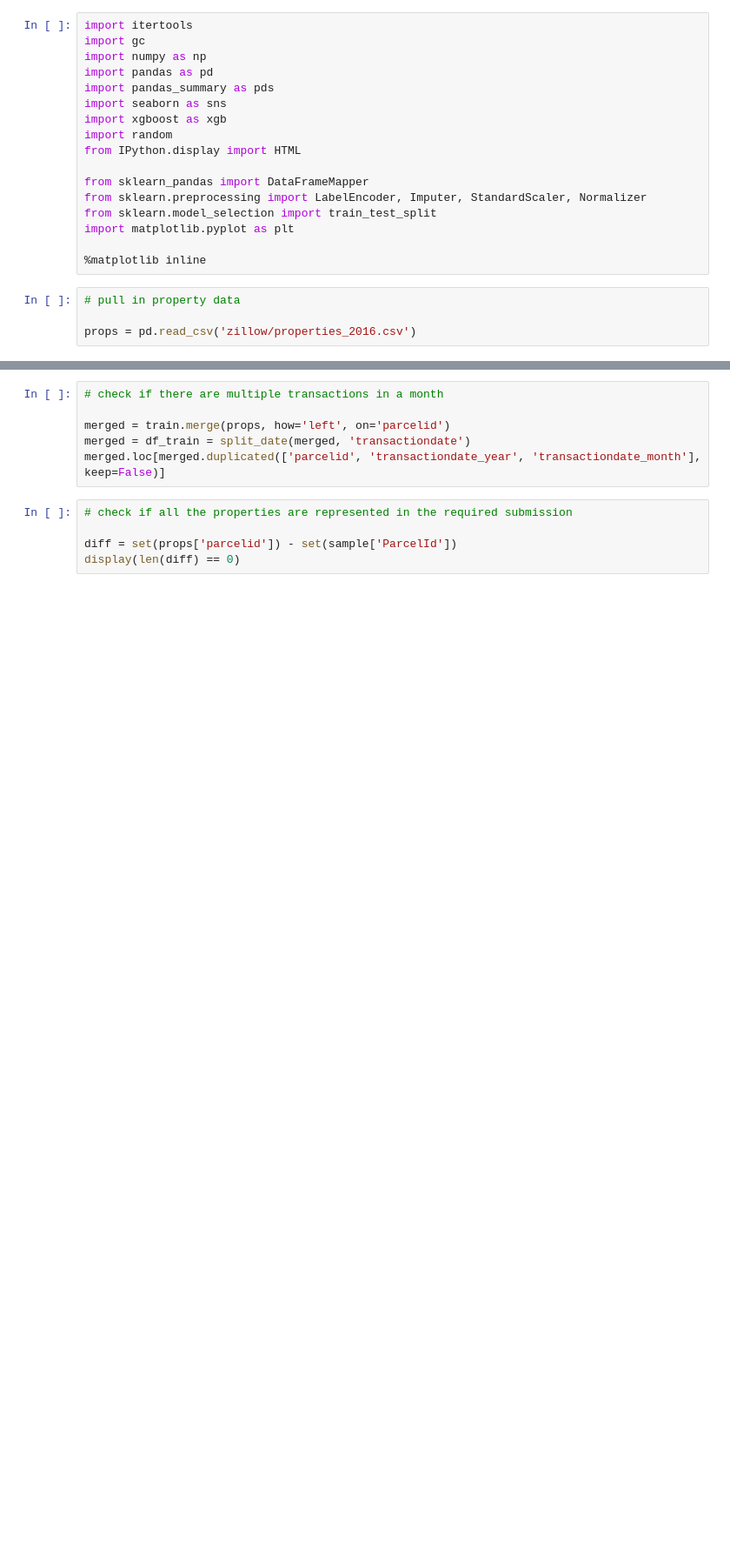
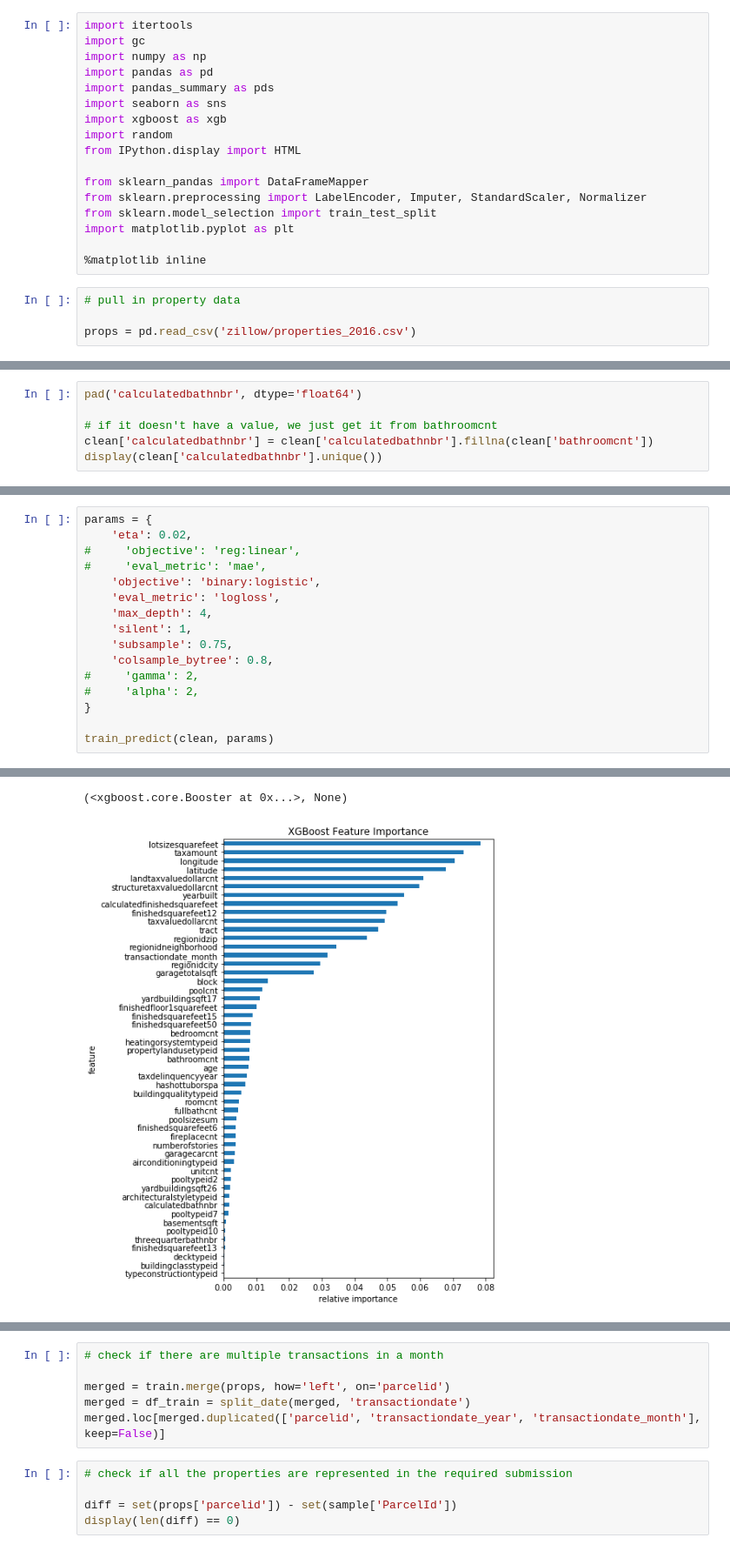
Before and after one commit to ibratface/dl_projects, a Jupyter notebook: zillow.ipynb, the cells around one changed output, grey strips where cells are left out. Shown at 87% size. Cells and saved outputs as stored; diff of their text form; blank space fills up the shorter version.

Commit message:
Some more cleanup. Added param as a parameter for training the model.

```diff
--- a/zillow.ipynb
+++ b/zillow.ipynb
@@ -185,0 +219,6 @@ Timestamp('2017-11-01 00:00:00')
+# %%
+pad('calculatedbathnbr', dtype='float64')
+
+# if it doesn't have a value, we just get it from bathroomcnt
+clean['calculatedbathnbr'] = clean['calculatedbathnbr'].fillna(clean['bathroomcnt'])
+display(clean['calculatedbathnbr'].unique())
@@ -185,0 +378,17 @@ Timestamp('2017-11-01 00:00:00')
+# %%
+params = {
+    'eta': 0.02,
+#     'objective': 'reg:linear',
+#     'eval_metric': 'mae',
+    'objective': 'binary:logistic',
+    'eval_metric': 'logloss',
+    'max_depth': 4,
+    'silent': 1,
+    'subsample': 0.75,
+    'colsample_bytree': 0.8,
+#     'gamma': 2,
+#     'alpha': 2,
+}
+
+train_predict(clean, params)
+# %% [output]
@@ -185,0 +412,2 @@ Timestamp('2017-11-01 00:00:00')
+(<xgboost.core.Booster at 0x...>, None)
+[figure, added]
```
Also changed, not shown: parts of 29 cells of this notebook.
